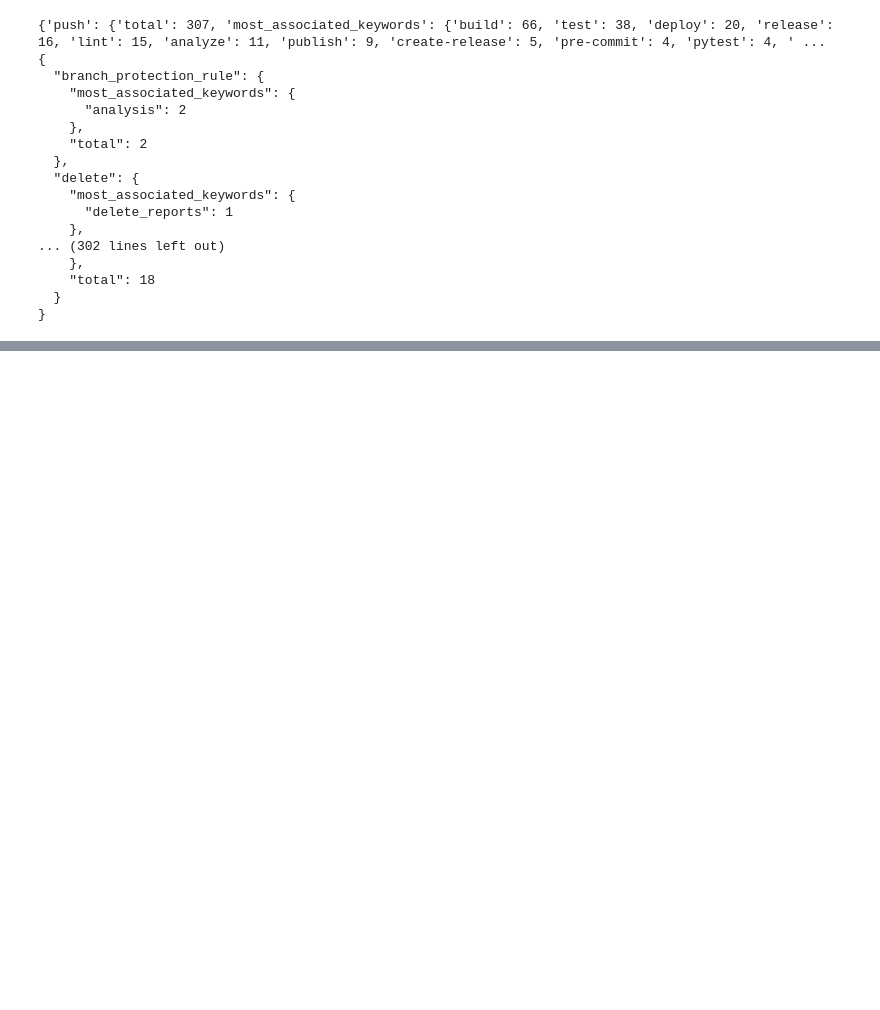
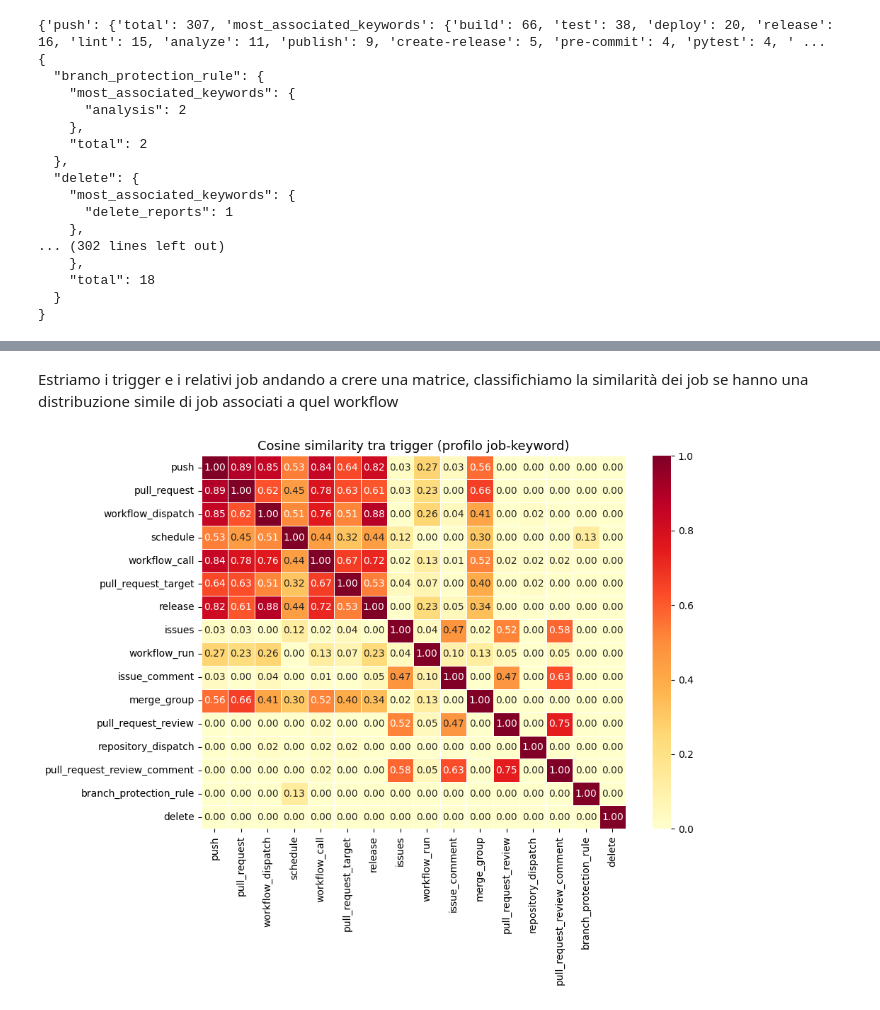
Before and after one commit to GiuSeppE898/SE4AI-base, a Jupyter notebook: notebooks/rq_2.ipynb, the cells around one changed output, grey strips where cells are left out. Cells and saved outputs as stored; diff of their text form; code cells hidden in the pictures; blank space fills up the shorter version.

Commit message:
Esplorazione workflow e job

```diff
--- a/notebooks/rq_2.ipynb
+++ b/notebooks/rq_2.ipynb
@@ -173,3 +244,26 @@ print(json.dumps(result,sort_keys=True,indent=2))
     "total": 18
   }
 }
+# %%
+import numpy as np
+import pandas as pd
+from sklearn.preprocessing import normalize
+
+all_keywords = sorted({kw for v in result.values() for kw in v["most_associated_keywords"]})
+triggers     = list(result.keys())
+
+matrix = pd.DataFrame(
+    [[result[t]["most_associated_keywords"].get(kw, 0) for kw in all_keywords] for t in triggers],
+    index=triggers,
+    columns=all_keywords,
+)
+
+# Normalizza per riga (profilo relativo, non assoluto)
+matrix_norm = pd.DataFrame(
+    normalize(matrix.values, norm="l1"),
+    index=triggers,
+    columns=all_keywords,
+)
+
+print(matrix_norm.shape)
+matrix_norm.head()
@@ -175,0 +279,24 @@ print(json.dumps(result,sort_keys=True,indent=2))
+# %% [markdown]
+Estriamo i trigger e i relativi job andando a crere una matrice, classifichiamo la similarità dei job se hanno una distribuzione simile di job associati a quel workflow
+# %%
+import matplotlib.pyplot as plt
+import seaborn as sns
+from sklearn.metrics.pairwise import cosine_similarity
+
+sim = cosine_similarity(matrix_norm)
+sim_df = pd.DataFrame(sim, index=triggers, columns=triggers)
+
+fig, ax = plt.subplots(figsize=(10, 8))
+sns.heatmap(
+    sim_df,
+    annot=True, fmt=".2f",
+    cmap="YlOrRd",
+    linewidths=0.5,
+    ax=ax,
+)
+ax.set_title("Cosine similarity tra trigger (profilo job-keyword)", fontsize=13)
+plt.tight_layout()
+plt.savefig("trigger_similarity_heatmap.png", dpi=150)
+plt.show()
+# %% [output]
+[figure, added]
```
Also changed, not shown: parts of 10 cells of this notebook, 2 other files.
